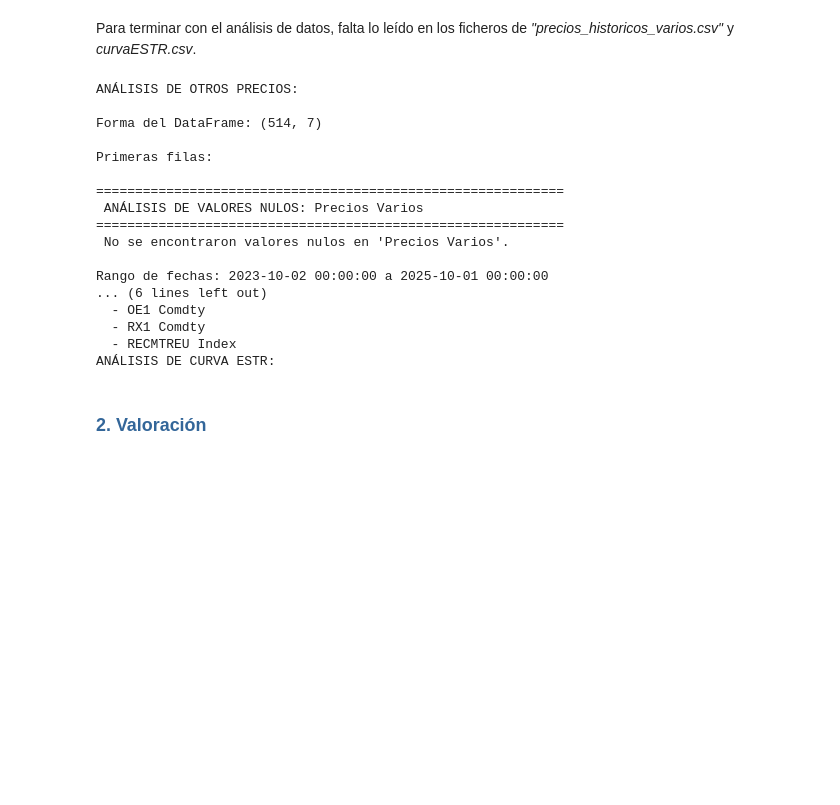
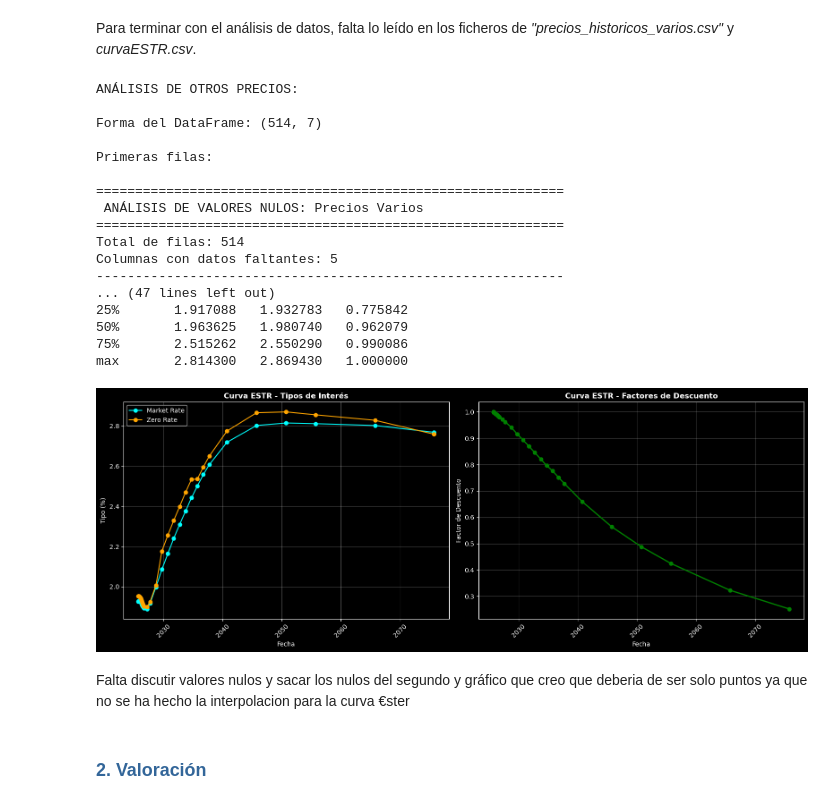
Before and after one commit to Romequinco/TAREA_RENTA_FIJA_1, a Jupyter notebook: src/TallerRF_AnálisisCartera_Enunciado_Josep.ipynb, the cells around one changed output. Cells and saved outputs as stored; diff of their text form; code cells hidden in the pictures; blank space fills up the shorter version.

```diff
--- a/src/TallerRF_AnálisisCartera_Enunciado_Josep.ipynb
+++ b/src/TallerRF_AnálisisCartera_Enunciado_Josep.ipynb
@@ -1020,17 +1041,21 @@ Para terminar con el análisis de datos, falta lo leído en los ficheros de *"pr
 # %%
 # Cargar otros precios (futuros, índices de crédito, benchmark)
 print("ANÁLISIS DE OTROS PRECIOS: ")
-precios_varios = pd.read_csv('../data/precios_historicos_varios.csv', sep=';', decimal='.')
+precios_varios = pd.read_csv('../data/precios_historicos_varios.csv', sep=';', decimal='.',na_values=['#N/D', ' ', 'NA', 'nan', 'N/A'])
 print(f"\nForma del DataFrame: {precios_varios.shape}")
 print(f"\nPrimeras filas:")
 reportar_gaps_informacion(precios_varios, "Precios Varios")
+# Eliminamos filas con todos los valores nulos
+precios_varios_limpios = precios_varios.dropna().copy()
+print(f"\nForma tras limpieza: {precios_varios_limpios.shape}")
+reportar_gaps_informacion(precios_varios_limpios, "Precios Varios Limpios")
 # Convertir la primera columna (fecha) a datetime
-fecha_col = precios_varios.columns[0]
-precios_varios[fecha_col] = pd.to_datetime(precios_varios[fecha_col], format='%d/%m/%Y', errors='coerce')
-precios_varios = precios_varios.set_index(fecha_col)
+fecha_col = precios_varios_limpios.columns[0]
+precios_varios_limpios[fecha_col] = pd.to_datetime(precios_varios[fecha_col], format='%d/%m/%Y', errors='coerce')
+precios_varios_limpios = precios_varios_limpios.set_index(fecha_col)
 
-print(f"\nRango de fechas: {precios_varios.index.min()} a {precios_varios.index.max()}")
-print(f"Número de fechas: {len(precios_varios)}")
+print(f"\nRango de fechas: {precios_varios_limpios.index.min()} a {precios_varios_limpios.index.max()}")
+print(f"Número de fechas: {len(precios_varios_limpios)}")
 
 # Separar por tipo de instrumento
 print(f"\nInstrumentos disponibles:")
@@ -1040,9 +1065,13 @@ for col in precios_varios.columns:
 # Cargar curva ESTR
 print("ANÁLISIS DE CURVA ESTR:")
 
-curva_estr = pd.read_csv('../data/curvaESTR.csv', sep=';', decimal='.')
+curva_estr = pd.read_csv('../data/curvaESTR.csv', sep=';', decimal='.', na_values=['#N/D', ' ', 'NA', 'nan', 'N/A'])
 print(f"\nForma del DataFrame: {curva_estr.shape}")
 reportar_gaps_informacion(curva_estr, "Curva €STER")
+#Eliminamos filas con todos los valores nulos
+#curva_estr = curva_estr.dropna().copy()
+#print(f"\nForma tras limpieza: {curva_estr.shape}")
+#reportar_gaps_informacion(curva_estr, "Curva €STER Limpia")
 
 # Convertir fecha a datetime
 curva_estr['Date'] = pd.to_datetime(curva_estr['Date'], format='%d/%m/%Y', errors='coerce')
@@ -1052,47 +1081,51 @@ print(f"\nRango de fechas: {curva_estr.index.min()} a {curva_estr.index.max()}")
 print(f"\nEstadísticas de la curva:")
 print(curva_estr.describe())
 
+
 # Visualización de la curva
 fig, axes = plt.subplots(1, 2, figsize=(16, 6))
 
 # Curva de tipos
-axes[0].plot(curva_estr.index, curva_estr['Market Rate'], label='Market Rate', color='cyan', linewidth=2)
-axes[0].plot(curva_estr.index, curva_estr['Zero Rate'], label='Zero Rate', color='orange', linewidth=2)
+axes[0].plot(curva_estr.index, curva_estr['Market Rate'], label='Market Rate',marker='o', color='cyan')
+axes[0].plot(curva_estr.index, curva_estr['Zero Rate'], label='Zero Rate',marker='o', color='orange')
 axes[0].set_title('Curva ESTR - Tipos de Interés', fontweight='bold')
 axes[0].set_xlabel('Fecha')
 axes[0].set_ylabel('Tipo (%)')
 axes[0].legend()
 axes[0].grid(True, alpha=0.3)
 axes[0].tick_params(axis='x', rotation=45)
 
 # Factores de descuento
-axes[1].plot(curva_estr.index, curva_estr['Discount'], color='green', linewidth=2)
+axes[1].plot(curva_estr.index, curva_estr['Discount'],marker='o', color='green', linewidth=2)
 axes[1].set_title('Curva ESTR - Factores de Descuento', fontweight='bold')
 axes[1].set_xlabel('Fecha')
 axes[1].set_ylabel('Factor de Descuento')
 axes[1].grid(True, alpha=0.3)
 axes[1].tick_params(axis='x', rotation=45)
 
 plt.tight_layout()
 plt.show()
 # %% [output]
 ANÁLISIS DE OTROS PRECIOS:
 
 Forma del DataFrame: (514, 7)
 
 Primeras filas:
 
 ============================================================
  ANÁLISIS DE VALORES NULOS: Precios Varios
 ============================================================
- No se encontraron valores nulos en 'Precios Varios'.
-
-Rango de fechas: 2023-10-02 00:00:00 a 2025-10-01 00:00:00
-... (6 lines left out)
-  - OE1 Comdty
-  - RX1 Comdty
-  - RECMTREU Index
-ANÁLISIS DE CURVA ESTR:
+Total de filas: 514
+Columnas con datos faltantes: 5
+------------------------------------------------------------
+... (47 lines left out)
+25%       1.917088   1.932783   0.775842
+50%       1.963625   1.980740   0.962079
+75%       2.515262   2.550290   0.990086
+max       2.814300   2.869430   1.000000
+[figure, added]
+# %% [markdown]
+Falta discutir valores nulos y sacar los nulos del segundo y gráfico que creo que deberia de ser solo puntos ya que no se ha hecho la interpolacion para la curva €ster
 # %% [markdown]
 ### <font color=#336699>2. Valoración</font>
 # %% [markdown]
```
Also changed, not shown: parts of 5 cells of this notebook.
